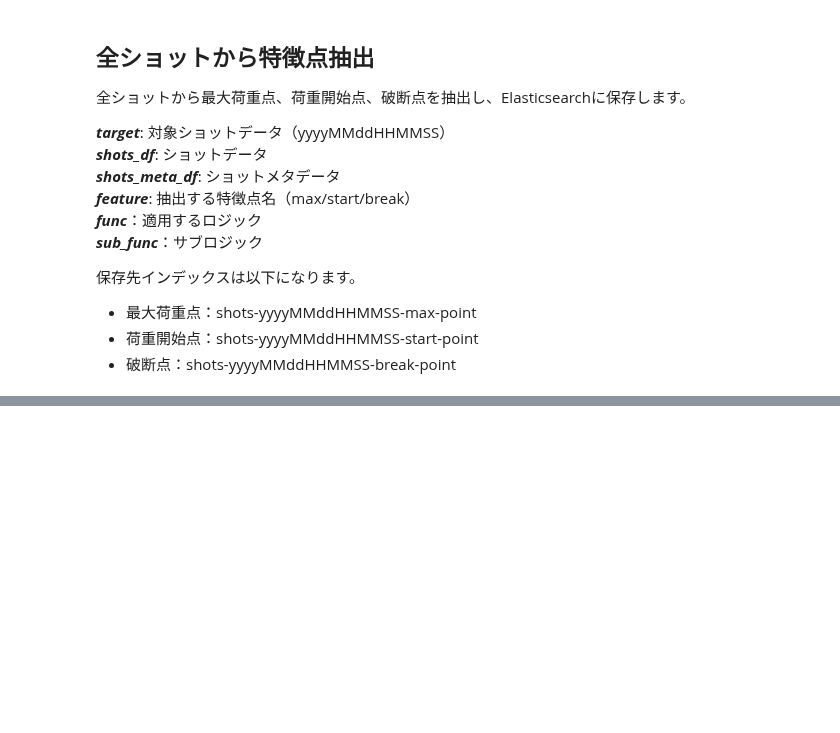
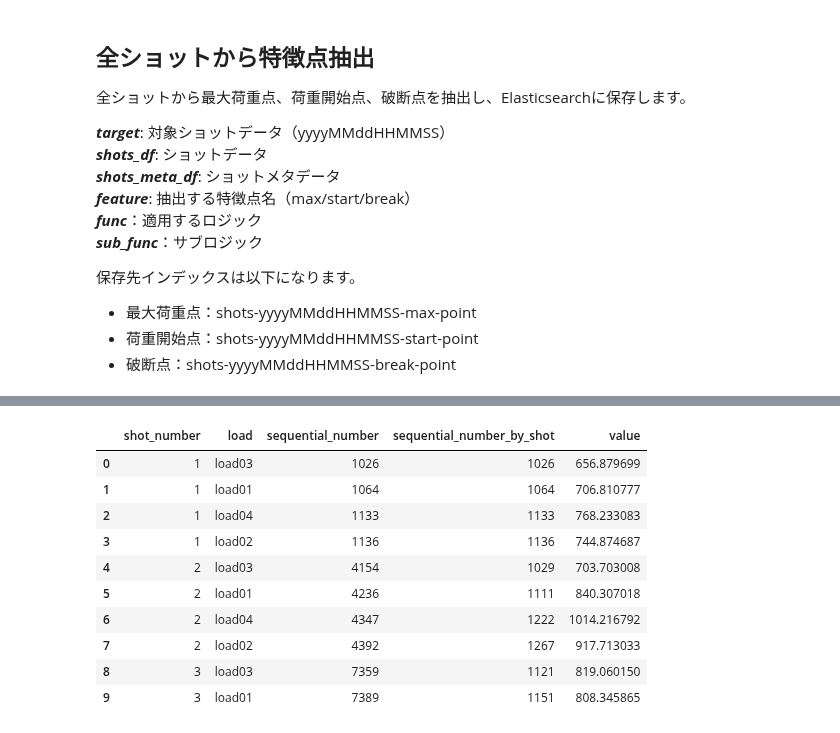
Before and after one commit to ymiyamoto5/data-analysis-platform-bak, a Jupyter notebook: notebooks/analyze.ipynb, the cells around one changed output, grey strips where cells are left out. Cells and saved outputs as stored; diff of their text form; code cells hidden in the pictures; blank space fills up the shorter version.

```diff
--- a/notebooks/analyze.ipynb
+++ b/notebooks/analyze.ipynb
@@ -167,0 +200,5 @@ apply(
+# %%
+start_index = "shots-" + target + "-start-point"
+start_df = dr.multi_process_read_all(start_index)
+start_df.head(10)
+# %% [output]
@@ -168,3 +208,14 @@ apply(
+|  | shot_number | load | sequential_number | sequential_number_by_shot | value |
+| 0 | 1 | load03 | 1026 | 1026 | 656.879699 |
+| 1 | 1 | load01 | 1064 | 1064 | 706.810777 |
+| 2 | 1 | load04 | 1133 | 1133 | 768.233083 |
+| 3 | 1 | load02 | 1136 | 1136 | 744.874687 |
+| 4 | 2 | load03 | 4154 | 1029 | 703.703008 |
+| 5 | 2 | load01 | 4236 | 1111 | 840.307018 |
+| 6 | 2 | load04 | 4347 | 1222 | 1014.216792 |
+| 7 | 2 | load02 | 4392 | 1267 | 917.713033 |
+| 8 | 3 | load03 | 7359 | 1121 | 819.060150 |
+| 9 | 3 | load01 | 7389 | 1151 | 808.345865 |
 # %%
 # 破断点
 apply(
```
Also changed, not shown: parts of 16 cells of this notebook, 3 other files.
